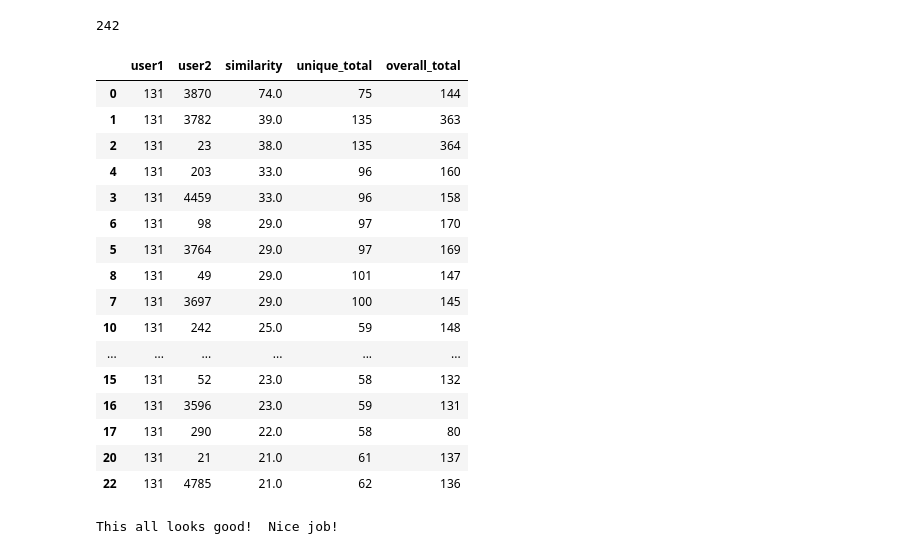
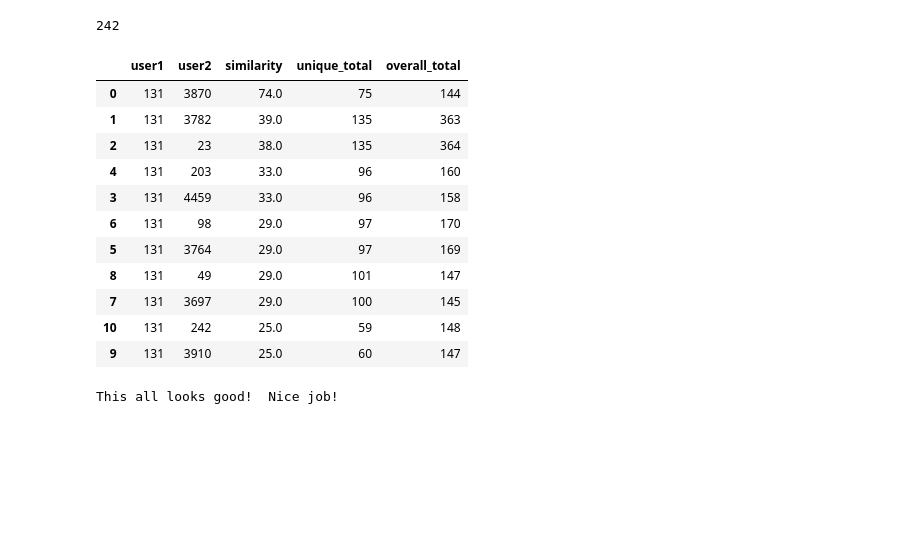
Before and after one commit to ania4data/IBM_recommendation_system, a Jupyter notebook: Recommendations_with_IBM.ipynb, the cells around one changed output. Drawn from its saved outputs; the diff is of its cells as text; code cells hidden in the pictures; blank space fills up the shorter version.

```diff
--- a/Recommendations_with_IBM.ipynb
+++ b/Recommendations_with_IBM.ipynb
@@ -1320,3 +628,0 @@ overall_total.head(10)
-# %%
-merged_counts = unique_total.merge(overall_total, on='user_id')
-merged_counts.head(10)
@@ -1335,6 +628,0 @@ merged_counts.head(10)
-# %%
-z = similarity_df.merge(merged_counts, left_on='user2',right_on='user_id').drop(columns=['user_id'])
-# %%
-z = z.sort_values(by=['similarity','unique_total','overall_total'],ascending=False)
-z = z[z.user1==1]
-z.head(10)
@@ -1355,3 +628,0 @@ z.
-# %%
-most_similar_users, similarity_df = find_similar_users(1, user_item=user_item)
-# similarity_df
@@ -1534,25 +748,20 @@ get_top_sorted_users(131, df=df, user_item=user_item).user2.values[9]
 # %% [output]
 242
 # %%
-get_top_sorted_users(131, df=df, user_item=user_item).head(20)
+get_top_sorted_users(131, df=df, user_item=user_item).head(11)
 # %% [output]
 |  | user1 | user2 | similarity | unique_total | overall_total |
 | 0 | 131 | 3870 | 74.0 | 75 | 144 |
 | 1 | 131 | 3782 | 39.0 | 135 | 363 |
 | 2 | 131 | 23 | 38.0 | 135 | 364 |
 | 4 | 131 | 203 | 33.0 | 96 | 160 |
 | 3 | 131 | 4459 | 33.0 | 96 | 158 |
 | 6 | 131 | 98 | 29.0 | 97 | 170 |
 | 5 | 131 | 3764 | 29.0 | 97 | 169 |
 | 8 | 131 | 49 | 29.0 | 101 | 147 |
 | 7 | 131 | 3697 | 29.0 | 100 | 145 |
 | 10 | 131 | 242 | 25.0 | 59 | 148 |
-| ... | ... | ... | ... | ... | ... |
-| 15 | 131 | 52 | 23.0 | 58 | 132 |
-| 16 | 131 | 3596 | 23.0 | 59 | 131 |
-| 17 | 131 | 290 | 22.0 | 58 | 80 |
-| 20 | 131 | 21 | 21.0 | 61 | 137 |
-| 22 | 131 | 4785 | 21.0 | 62 | 136 |
+| 9 | 131 | 3910 | 25.0 | 60 | 147 |
 # %%
 ### Tests with a dictionary of results
 
```
Also changed, not shown: parts of 170 cells of this notebook.
